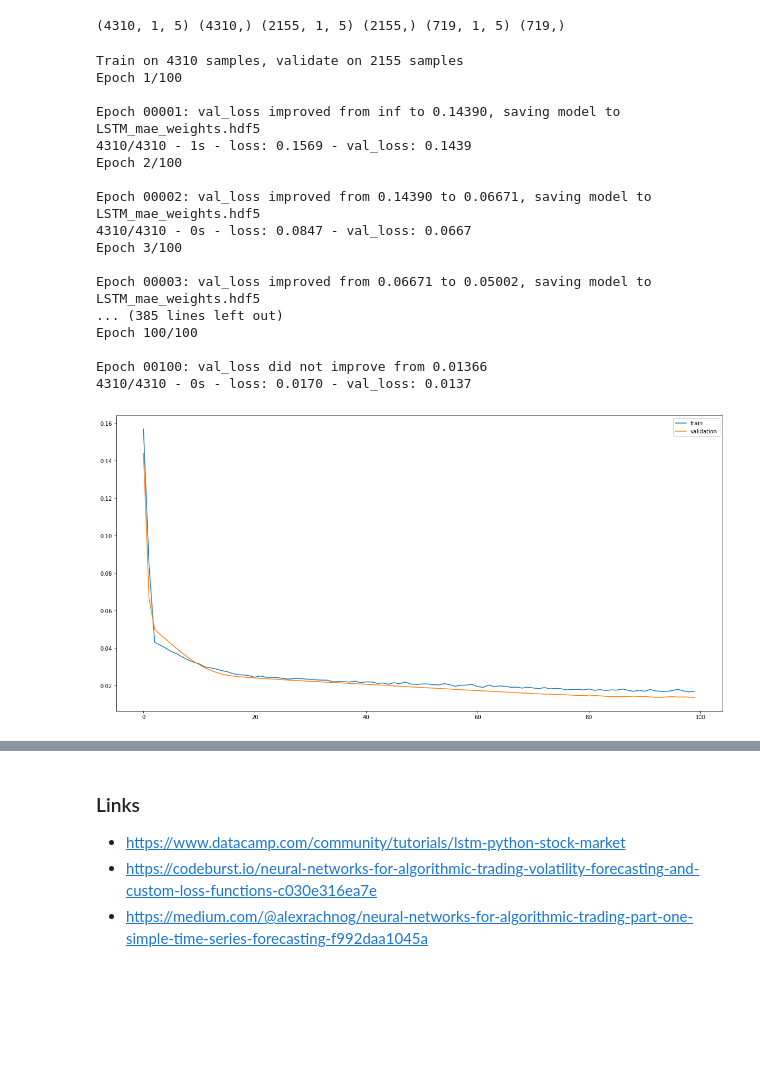
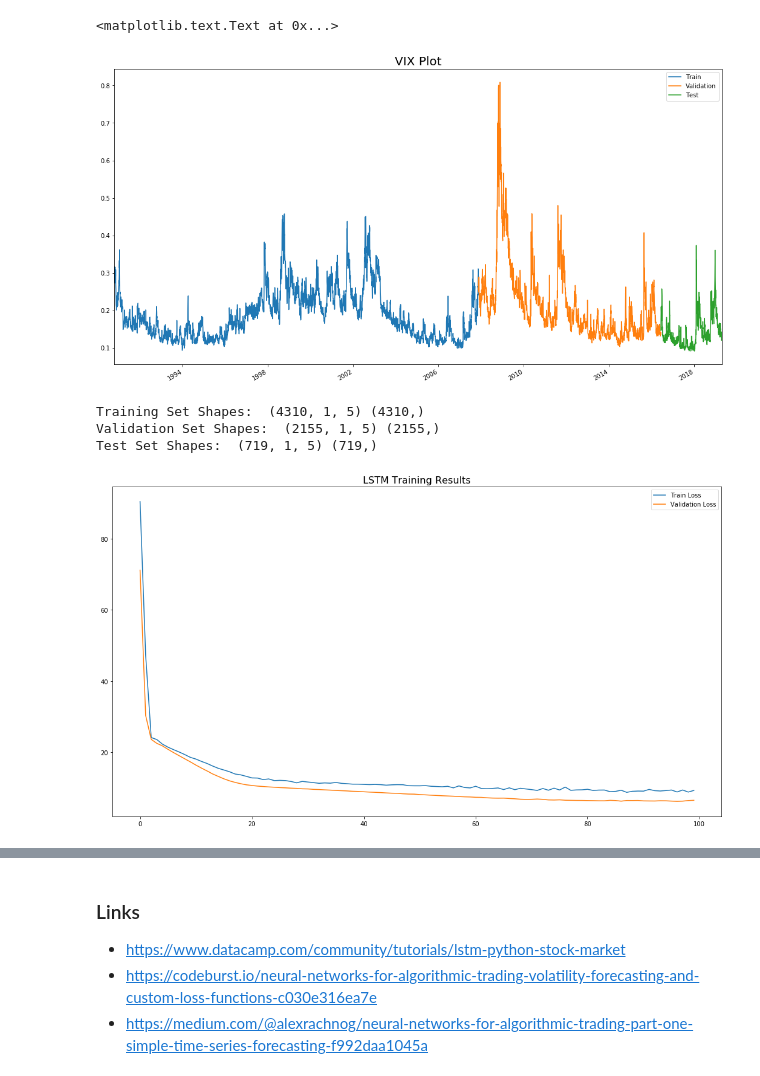
Before and after one commit to auto-d1dact/Trading, a Jupyter notebook: Research/Deep Learning Approach to Volatility Forecasting V2.ipynb, the cells around one changed output, grey strips where cells are left out. Drawn from its saved outputs; the diff is of its cells as text; code cells hidden in the pictures; blank space fills up the shorter version.

```diff
--- a/Research/Deep Learning Approach to Volatility Forecasting V2.ipynb
+++ b/Research/Deep Learning Approach to Volatility Forecasting V2.ipynb
@@ -117,62 +163,57 @@ pyplot.legend(['train', 'validation', 'test'])
+# %%
+# LSTM Data Preparation
+# Shifting timestep only 1 day
+train, validation, test = time_series_to_supervised_learning(data)
+
+# Plotting the data sets
+pyplot.figure(figsize=(18, 10))
+ax = train.VIX.plot()
+validation.VIX.plot(ax=ax)
+test.VIX.plot(ax=ax)
+pyplot.legend(['Train', 'Validation', 'Test'])
+pyplot.title('VIX Plot', size = 20)
+# %% [output]
+<matplotlib.text.Text at 0x...>
+[figure, added]
 # %%
 # Since all features are between -1 and 1 by definition, normalization is unnecessary
 
 
 # Splitting into input and outputs
-train_x, train_y = train.values[:, :-1], train.values[:, -1]
-validation_x, validation_y = validation.values[:, :-1], validation.values[:, -1]
-test_x, test_y = test.values[:, :-1], test.values[:, -1]
 
 # Reshaping data to be 3D [samples, timesteps, features] for tensor operations
 
-train_x = train_x.reshape((train_x.shape[0], timesteps, train_x.shape[1]))
-validation_x = validation_x.reshape((validation_x.shape[0], timesteps, validation_x.shape[1]))
-test_x = test_x.reshape((test_x.shape[0], timesteps, test_x.shape[1]))
-print(train_x.shape, train_y.shape, validation_x.shape, validation_y.shape, test_x.shape, test_y.shape)
+train_x, train_y, validation_x, validation_y, test_x, test_y = dataset_tensors(train, validation, test,
+                                                                               rnn = True, normalize = False)
 # %% [output]
-(4310, 1, 5) (4310,) (2155, 1, 5) (2155,) (719, 1, 5) (719,)
+Training Set Shapes:  (4310, 1, 5) (4310,)
+Validation Set Shapes:  (2155, 1, 5) (2155,)
+Test Set Shapes:  (719, 1, 5) (719,)
 # %%
 # design network
 # 50 neurons with 100 Epochs with batch size of 200
 neurons = 30
 n_epochs = 100
 batchsize = 200
 
-model = Sequential()
-# model.add(LSTM(neurons, input_shape=(train_x.shape[1], train_x.shape[2]), activation = 'tanh',
-#                recurrent_activation='hard_sigmoid', dropout=0.1, recurrent_dropout=0.1))
-model.add(LSTM(neurons, input_shape=(train_x.shape[1], train_x.shape[2]), activation = 'tanh',
-               dropout=0.05))
-model.add(Dense(1))
-model.compile(loss='mae', optimizer='adam')
+model = keras.models.Sequential()
+model.add(keras.layers.LSTM(neurons, input_shape=(train_x.shape[1], train_x.shape[2]), activation = 'tanh',
+                            dropout=0.05))
+model.add(keras.layers.Dense(1))
+model.compile(loss = 'mean_absolute_percentage_error', optimizer = 'adam')
+
 # fit network
-checkpointer = ModelCheckpoint(filepath="LSTM_mae_weights.hdf5", verbose=1, save_best_only=True)
+checkpointer = keras.callbacks.ModelCheckpoint(filepath="LSTM_mae_weights.hdf5", verbose=0, save_best_only=True)
 
 history = model.fit(train_x, train_y, epochs = n_epochs,
                     batch_size = batchsize, validation_data=(validation_x, validation_y),
-                    verbose=2, shuffle=False, callbacks = [checkpointer])
+                    verbose=0, shuffle=False, callbacks = [checkpointer])
 # plot history
-pyplot.figure(figsize=(20, 10))
-pyplot.plot(history.history['loss'], label='train')
-pyplot.plot(history.history['val_loss'], label='validation')
+pyplot.figure(figsize=(18, 10))
+pyplot.plot(history.history['loss'], label = 'Train Loss')
+pyplot.plot(history.history['val_loss'], label = 'Validation Loss')
+pyplot.title('LSTM Training Results', size = 16)
 pyplot.legend()
 pyplot.show()
 # %% [output]
-Train on 4310 samples, validate on 2155 samples
-Epoch 1/100
-
-Epoch 00001: val_loss improved from inf to 0.14390, saving model to LSTM_mae_weights.hdf5
-4310/4310 - 1s - loss: 0.1569 - val_loss: 0.1439
-Epoch 2/100
-
-Epoch 00002: val_loss improved from 0.14390 to 0.06671, saving model to LSTM_mae_weights.hdf5
-4310/4310 - 0s - loss: 0.0847 - val_loss: 0.0667
-Epoch 3/100
-
-Epoch 00003: val_loss improved from 0.06671 to 0.05002, saving model to LSTM_mae_weights.hdf5
-... (385 lines left out)
-Epoch 100/100
-
-Epoch 00100: val_loss did not improve from 0.01366
-4310/4310 - 0s - loss: 0.0170 - val_loss: 0.0137
-[figure, old version]
+[figure, new version]
```
Also changed, not shown: parts of 17 cells of this notebook, 2 other files.
